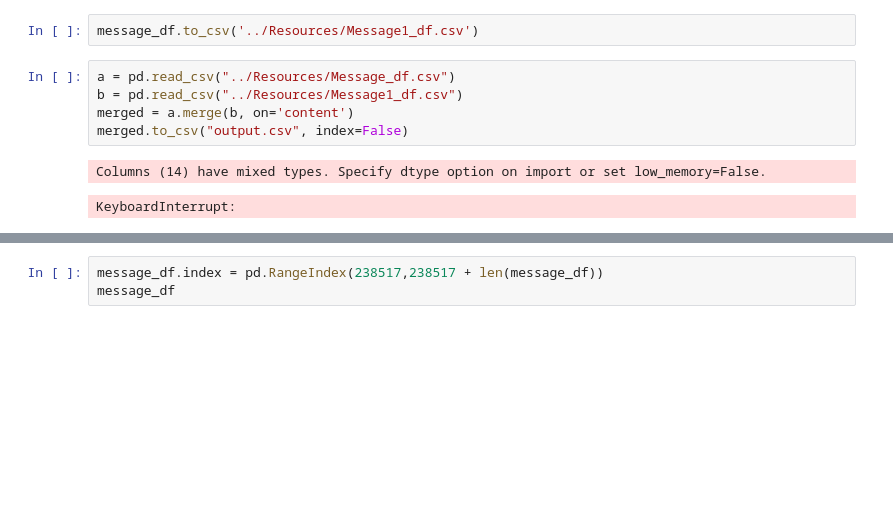
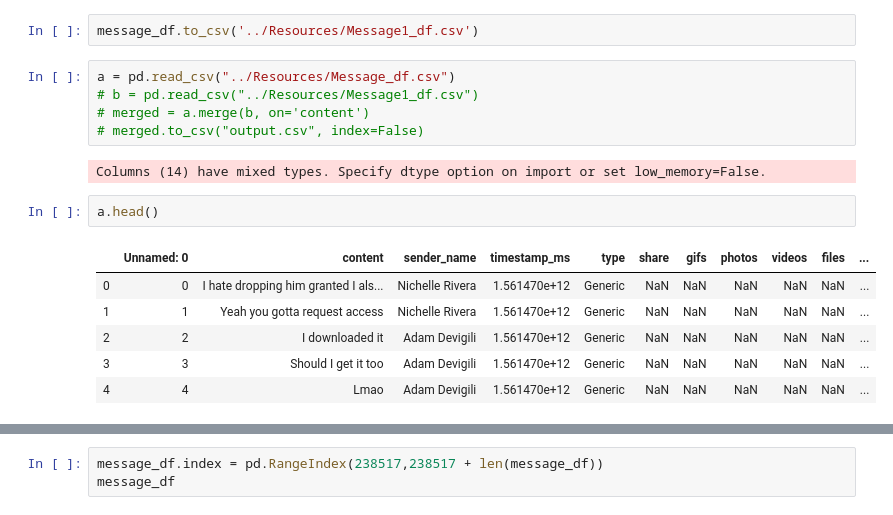
Before and after one commit to NichelleR/HeyDamo, a Jupyter notebook: jupyter notebooks/TestEnv.ipynb, the cells around one changed output, grey strips where cells are left out. Cells and saved outputs as stored; diff of their text form; blank space fills up the shorter version.

```diff
--- a/jupyter notebooks/TestEnv.ipynb
+++ b/jupyter notebooks/TestEnv.ipynb
@@ -118,9 +121,17 @@ dtype: object
 message_df.to_csv('../Resources/Message1_df.csv')
 # %%
 a = pd.read_csv("../Resources/Message_df.csv")
-b = pd.read_csv("../Resources/Message1_df.csv")
-merged = a.merge(b, on='content')
-merged.to_csv("output.csv", index=False)
+# b = pd.read_csv("../Resources/Message1_df.csv")
+# merged = a.merge(b, on='content')
+# merged.to_csv("output.csv", index=False)
 # %% [output]
 Columns (14) have mixed types. Specify dtype option on import or set low_memory=False.
-KeyboardInterrupt:
+# %%
+a.head()
+# %% [output]
+|  | Unnamed: 0 | content | sender_name | timestamp_ms | type | share | gifs | photos | videos | files | ... |
+| 0 | 0 | I hate dropping him granted I als... | Nichelle Rivera | 1.561470e+12 | Generic | NaN | NaN | NaN | NaN | NaN | ... |
+| 1 | 1 | Yeah you gotta request access | Nichelle Rivera | 1.561470e+12 | Generic | NaN | NaN | NaN | NaN | NaN | ... |
+| 2 | 2 | I downloaded it | Adam Devigili | 1.561470e+12 | Generic | NaN | NaN | NaN | NaN | NaN | ... |
+| 3 | 3 | Should I get it too | Adam Devigili | 1.561470e+12 | Generic | NaN | NaN | NaN | NaN | NaN | ... |
+| 4 | 4 | Lmao | Adam Devigili | 1.561470e+12 | Generic | NaN | NaN | NaN | NaN | NaN | ... |
```
Also changed, not shown: parts of 5 cells of this notebook, 4 other files.
